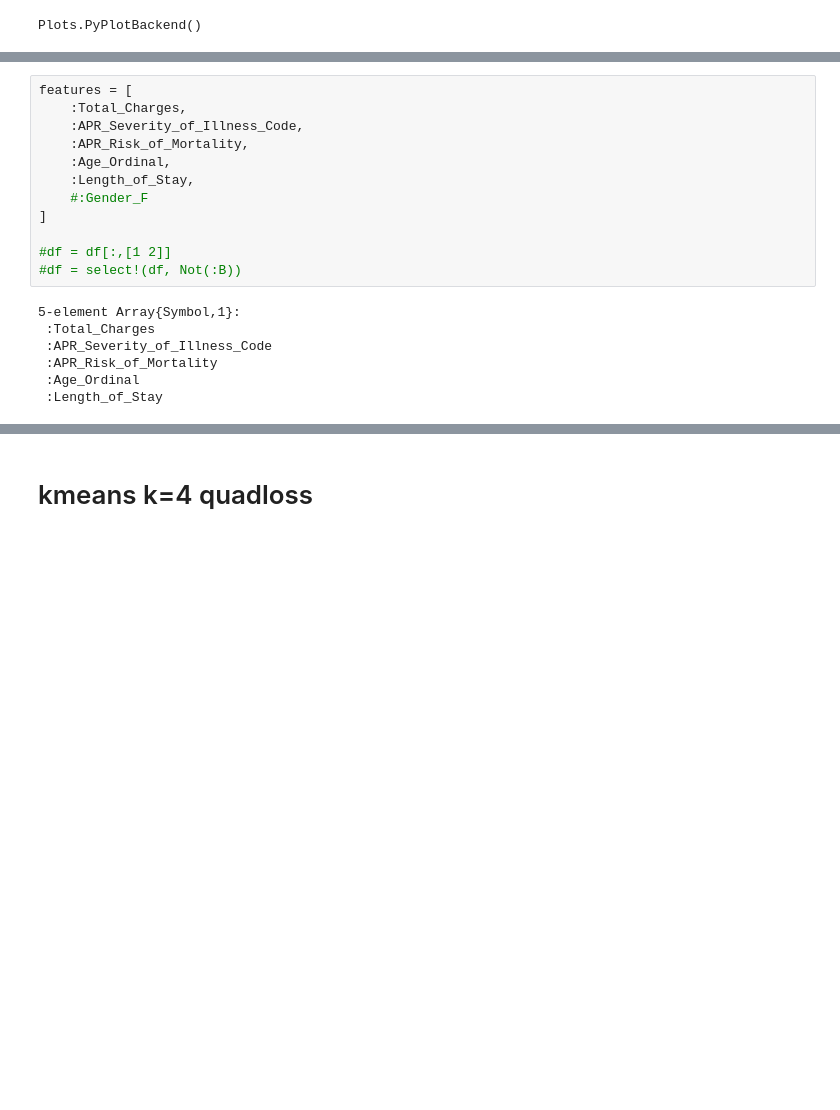
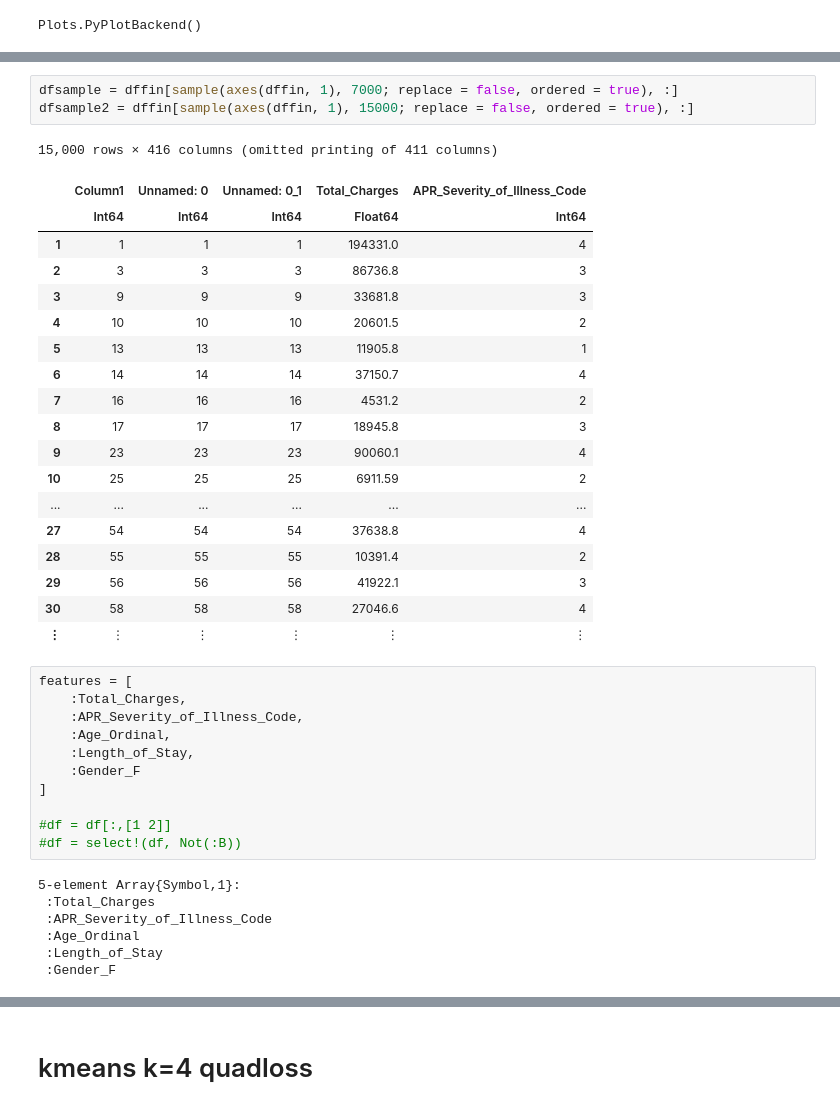
Before and after one commit to kathy908000/Population-Segmentation-For-Health-System-Management, a Jupyter notebook: code/cancer_glrm.ipynb, the cells around one changed output, grey strips where cells are left out. Cells and saved outputs as stored; diff of their text form; blank space fills up the shorter version.

```diff
--- a/code/cancer_glrm.ipynb
+++ b/code/cancer_glrm.ipynb
@@ -71,11 +73,33 @@ end
+# %%
+dfsample = dffin[sample(axes(dffin, 1), 7000; replace = false, ordered = true), :]
+dfsample2 = dffin[sample(axes(dffin, 1), 15000; replace = false, ordered = true), :]
+# %% [output]
+15,000 rows × 416 columns (omitted printing of 411 columns)
+|  | Column1 | Unnamed: 0 | Unnamed: 0_1 | Total_Charges | APR_Severity_of_Illness_Code |
+|  | Int64 | Int64 | Int64 | Float64 | Int64 |
+| 1 | 1 | 1 | 1 | 194331.0 | 4 |
+| 2 | 3 | 3 | 3 | 86736.8 | 3 |
+| 3 | 9 | 9 | 9 | 33681.8 | 3 |
+| 4 | 10 | 10 | 10 | 20601.5 | 2 |
+| 5 | 13 | 13 | 13 | 11905.8 | 1 |
+| 6 | 14 | 14 | 14 | 37150.7 | 4 |
+| 7 | 16 | 16 | 16 | 4531.2 | 2 |
+| 8 | 17 | 17 | 17 | 18945.8 | 3 |
+| 9 | 23 | 23 | 23 | 90060.1 | 4 |
+| 10 | 25 | 25 | 25 | 6911.59 | 2 |
+| ... | ... | ... | ... | ... | ... |
+| 27 | 54 | 54 | 54 | 37638.8 | 4 |
+| 28 | 55 | 55 | 55 | 10391.4 | 2 |
+| 29 | 56 | 56 | 56 | 41922.1 | 3 |
+| 30 | 58 | 58 | 58 | 27046.6 | 4 |
+| ⋮ | ⋮ | ⋮ | ⋮ | ⋮ | ⋮ |
 # %%
 features = [
     :Total_Charges,
     :APR_Severity_of_Illness_Code,
-    :APR_Risk_of_Mortality,
     :Age_Ordinal,
     :Length_of_Stay,
-    #:Gender_F
+    :Gender_F
 ]
 
 #df = df[:,[1 2]]
@@ -84,6 +108,6 @@ features = [
 5-element Array{Symbol,1}:
  :Total_Charges
  :APR_Severity_of_Illness_Code
- :APR_Risk_of_Mortality
  :Age_Ordinal
  :Length_of_Stay
+ :Gender_F
```
Also changed, not shown: parts of 48 cells of this notebook.
